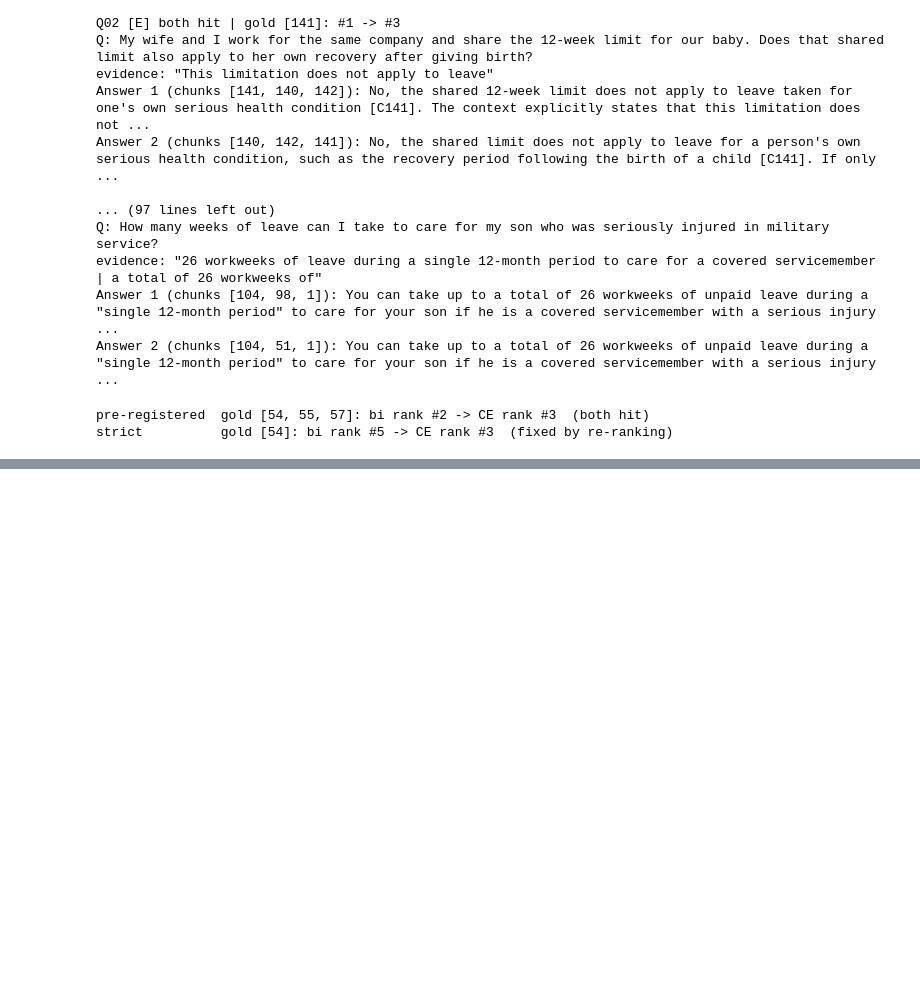
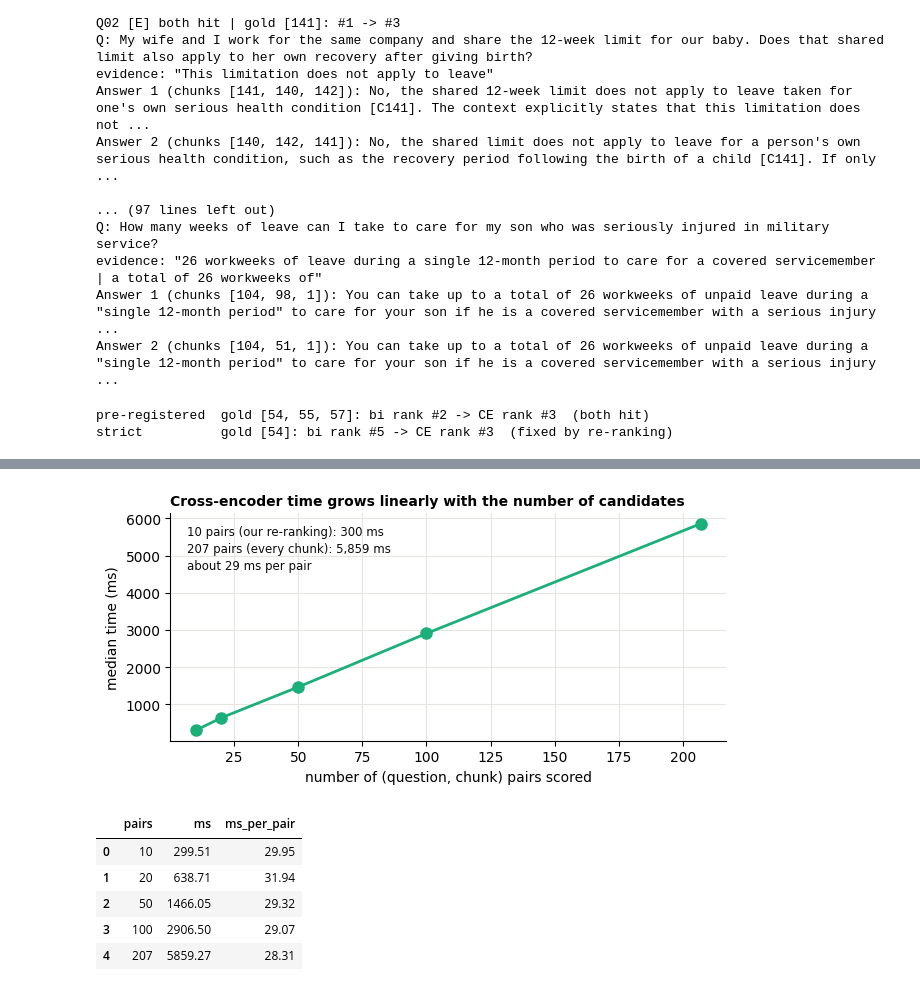
Before and after one commit to Sathviktr/RAG_LMA, a Jupyter notebook: rag_baseline_vs_rerank.ipynb, the cells around one changed output, grey strips where cells are left out. Saved outputs shown, nothing was run; the diff lists cells and outputs as text; code cells hidden in the pictures; blank space fills up the shorter version.

```diff
--- a/rag_baseline_vs_rerank.ipynb
+++ b/rag_baseline_vs_rerank.ipynb
@@ -1302,0 +1472,41 @@ strict          gold [54]: bi rank #5 -> CE rank #3  (fixed by re-ranking)
+# %%
+# Cross-encoder cost vs number of candidates: it should grow linearly with the number of pairs
+scaling_questions = test_questions[:5]
+rows = []
+for k_pairs in [10, 20, 50, 100, len(chunks)]:
+    for q in scaling_questions:
+        candidates = retrieve(q, k=k_pairs)
+        pairs = [(q, t) for t in candidates["text"]]
+        cross_encoder.predict(pairs[:5], show_progress_bar=False)              # warm-up
+        start = time.perf_counter()
+        cross_encoder.predict(pairs, show_progress_bar=False)
+        rows.append({"pairs": k_pairs, "ms": 1000 * (time.perf_counter() - start)})
+ce_scaling = pd.DataFrame(rows).groupby("pairs")["ms"].median().reset_index()
+ce_scaling["ms_per_pair"] = ce_scaling["ms"] / ce_scaling["pairs"]
+ce_scaling.round(2).to_csv(os.path.join(RESULTS_DIR, "ce_scaling.csv"), index=False)
+
+fig, ax = plt.subplots(figsize=(6.5, 3.2))
+ax.plot(ce_scaling["pairs"], ce_scaling["ms"], color="#1baf7a", linewidth=2, marker="o", markersize=8)
+first, last = ce_scaling.iloc[0], ce_scaling.iloc[-1]
+note = (f"{first.pairs:.0f} pairs (our re-ranking): {first.ms:.0f} ms\n"
+        f"{last.pairs:.0f} pairs (every chunk): {last.ms:,.0f} ms\n"
+        f"about {ce_scaling['ms_per_pair'].median():.0f} ms per pair")
+ax.text(0.03, 0.95, note, transform=ax.transAxes, va="top", fontsize=8.5, color="#0b0b0b", linespacing=1.4)
+ax.set_xlabel("number of (question, chunk) pairs scored")
+ax.set_ylabel("median time (ms)")
+ax.set_title("Cross-encoder time grows linearly with the number of candidates", loc="left", fontsize=10, fontweight="bold")
+ax.spines[["top", "right"]].set_visible(False)
+ax.grid(color="#e6e5e0")
+ax.set_axisbelow(True)
+plt.tight_layout()
+plt.savefig(os.path.join(FIG_DIR, "ce_scaling.png"), dpi=150)
+plt.show()
+ce_scaling.round(2)
+# %% [output]
+[figure, added]
+|  | pairs | ms | ms_per_pair |
+| 0 | 10 | 299.51 | 29.95 |
+| 1 | 20 | 638.71 | 31.94 |
+| 2 | 50 | 1466.05 | 29.32 |
+| 3 | 100 | 2906.50 | 29.07 |
+| 4 | 207 | 5859.27 | 28.31 |
```
Also changed, not shown: parts of 7 cells of this notebook, 5 other files.
